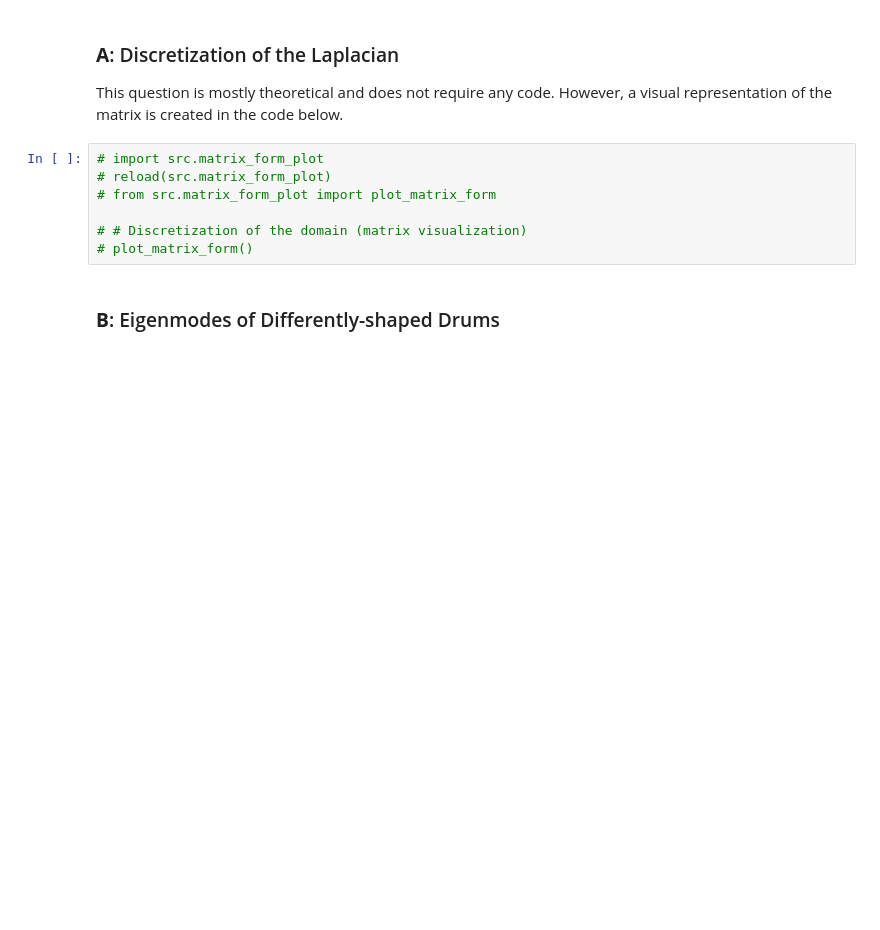
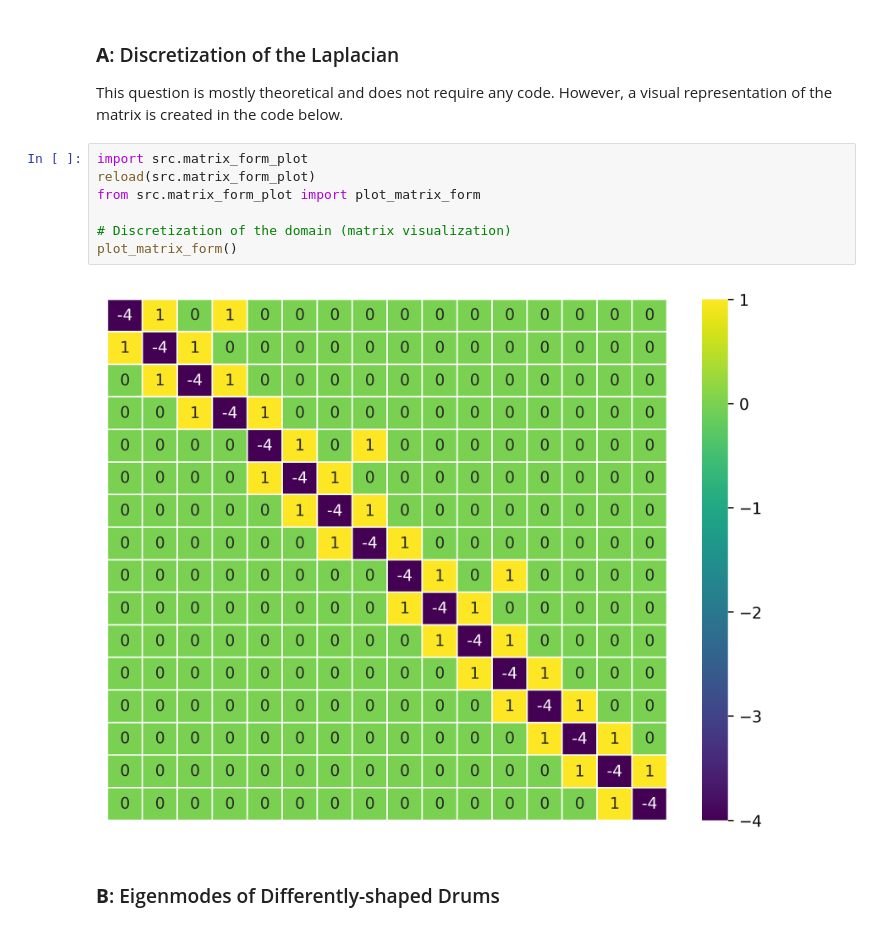
Before and after one commit to shaniasinha/sc-set3, a Jupyter notebook: set3.ipynb, the cells around one changed output. Cells and saved outputs as stored; diff of their text form; blank space fills up the shorter version.

```diff
--- a/set3.ipynb
+++ b/set3.ipynb
@@ -16,12 +16,14 @@ from importlib import reload
 
 This question is mostly theoretical and does not require any code. However, a visual representation of the matrix is created in the code below.
 # %%
-# import src.matrix_form_plot
-# reload(src.matrix_form_plot)
-# from src.matrix_form_plot import plot_matrix_form
+import src.matrix_form_plot
+reload(src.matrix_form_plot)
+from src.matrix_form_plot import plot_matrix_form
 
-# # Discretization of the domain (matrix visualization)
-# plot_matrix_form()
+# Discretization of the domain (matrix visualization)
+plot_matrix_form()
+# %% [output]
+[figure, added]
 # %% [markdown]
 ### **B**: Eigenmodes of Differently-shaped Drums
 # %%
```
Also changed, not shown: parts of 10 cells of this notebook.
